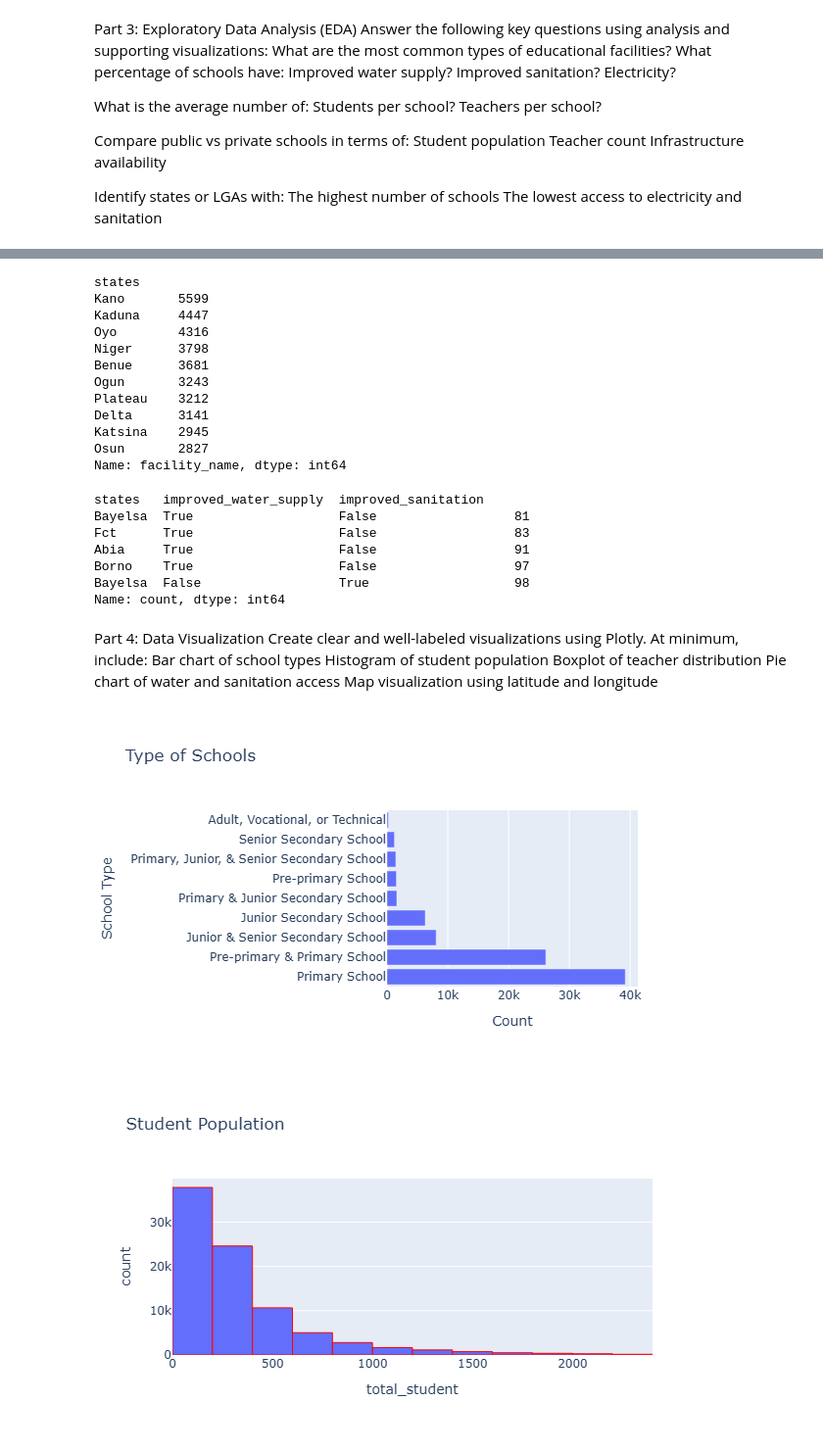
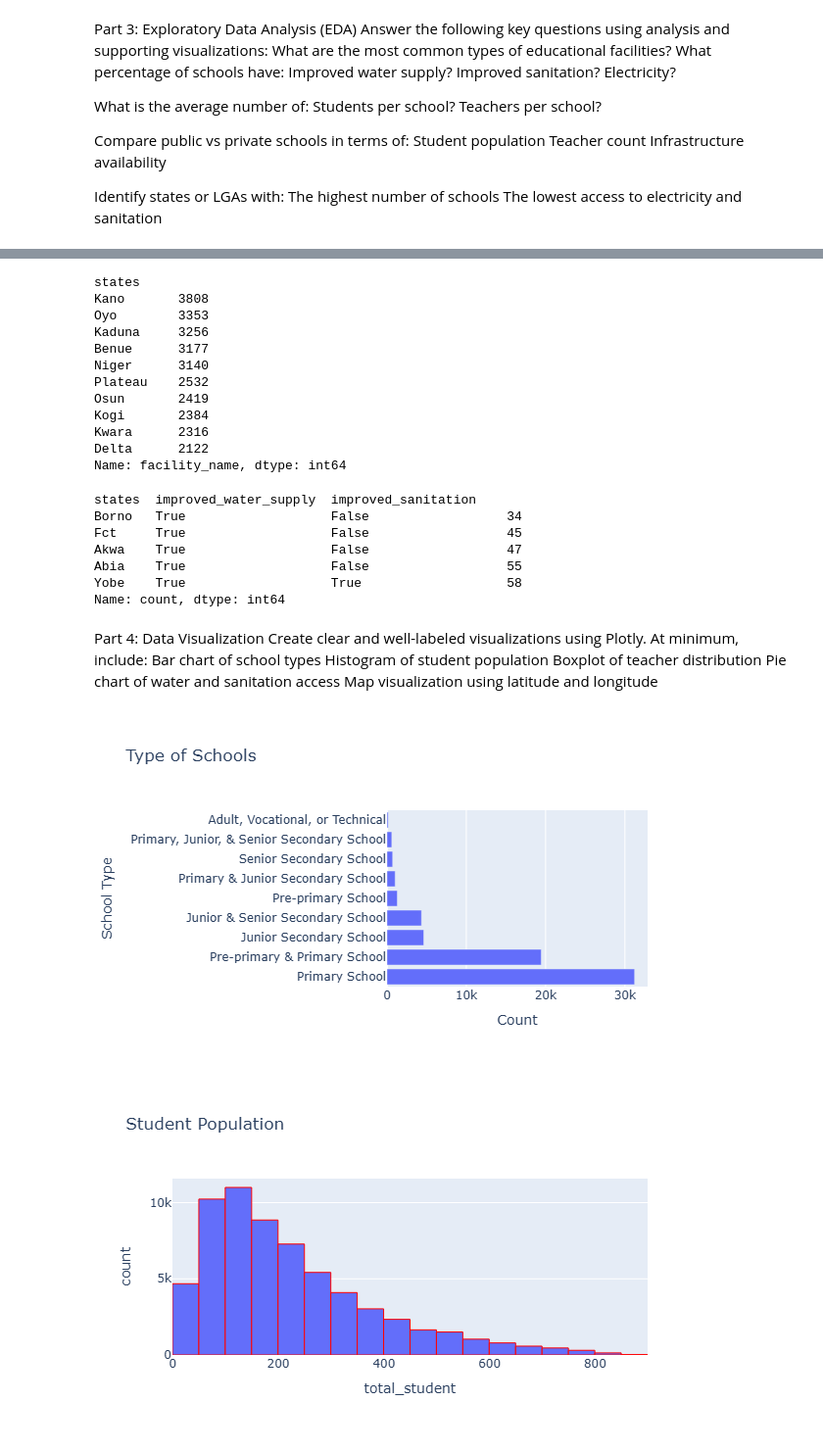
Before and after one commit to abeljosiah2022-max/educational-facilities-in-nigeria, a Jupyter notebook: educational_facilities_analysis.ipynb, the cells around one changed output, grey strips where cells are left out. Shown at 98% size. Saved outputs shown, nothing was run; the diff lists cells and outputs as text; code cells hidden in the pictures.

```diff
--- a/educational_facilities_analysis.ipynb
+++ b/educational_facilities_analysis.ipynb
@@ -387,0 +418,28 @@ df.head()
+# %%
+# Creating a new dataset while excluding outliers
+
+# numeric = ['NCE_teachers', 'full_time_teachers', 'total_student', 'total_classrooms', 'total_teachers', 'student_teacher_ratio', 'total_toilets', 'male_students', 'female_students', 'male_teachers', 'female_teachers']
+# lower_bound = Q1 - 1.5*IQR
+# upper_bound = Q3 + 1.5*IQR
+
+# new_df = df[
+#     (df[numeric] > lower_bound) & (df[numeric] < upper_bound)
+# ]
+
+# new_df
+
+
+# Calculate Q1, Q3, and IQR for all numeric columns
+Q1 = df.select_dtypes(include=["number"]).quantile(0.25)
+Q3 = df.select_dtypes(include=["number"]).quantile(0.75)
+IQR = Q3 - Q1
+
+lower_bound = Q1 - 1.5 * IQR
+upper_bound = Q3 + 1.5 * IQR
+
+# Keep rows where ALL numeric features fall within the bounds
+numeric_cols = df.select_dtypes(include=["number"]).columns
+condition = ((df[numeric_cols] >= lower_bound) & (df[numeric_cols] <= upper_bound)).all(axis=1)
+
+new_df = df[condition]
+new_df
@@ -483,30 +575,30 @@ Faith Based     12833.0
 Name: total_classrooms, dtype: float64
 # %%
 #Identify states with the highest number of schools
-df.groupby('states')['facility_name'].count().sort_values(ascending=False).head(10)
+new_df.groupby('states')['facility_name'].count().sort_values(ascending=False).head(10)
 # %% [output]
 states
-Kano       5599
-Kaduna     4447
-Oyo        4316
-Niger      3798
-Benue      3681
-Ogun       3243
-Plateau    3212
-Delta      3141
-Katsina    2945
-Osun       2827
+Kano       3808
+Oyo        3353
+Kaduna     3256
+Benue      3177
+Niger      3140
+Plateau    2532
+Osun       2419
+Kogi       2384
+Kwara      2316
+Delta      2122
 Name: facility_name, dtype: int64
 # %%
 #Identify states with the lowest access to electricity and sanitation
-df.groupby('states')[['improved_water_supply', 'improved_sanitation']].value_counts().sort_values(ascending=True).head()
+new_df.groupby('states')[['improved_water_supply', 'improved_sanitation']].value_counts().sort_values(ascending=True).head()
 # %% [output]
-states   improved_water_supply  improved_sanitation
-Bayelsa  True                   False                  81
-Fct      True                   False                  83
-Abia     True                   False                  91
-Borno    True                   False                  97
-Bayelsa  False                  True                   98
+states  improved_water_supply  improved_sanitation
+Borno   True                   False                  34
+Fct     True                   False                  45
+Akwa    True                   False                  47
+Abia    True                   False                  55
+Yobe    True                   True                   58
 Name: count, dtype: int64
 # %% [markdown]
 Part 4: Data Visualization
@@ -519,7 +611,7 @@ Create clear and well-labeled visualizations using Plotly. At minimum, include:
 # %%
 #Bar chart of school types
 
-school_bar = df.groupby('facility_type')['facility_name'].count().sort_values(ascending=False)
+school_bar = new_df.groupby('facility_type')['facility_name'].count().sort_values(ascending=False)
 fig1 = px.bar(
     x=school_bar.values,
     y=school_bar.index,
@@ -529,23 +621,23 @@ fig1 = px.bar(
 fig1.update_layout(xaxis_title='Count', yaxis_title='School Type')
 fig1.show()
 # %% [output]
-[figure, old version]
+[figure, new version]
 # %%
 #Histogram of student population
 
 fig2 = px.histogram(
-    df,
+    new_df,
     x='total_student',
     nbins=20,
     title='Student Population'
 )
 fig2.update_traces(
     marker_line_color='red',
     marker_line_width=1
 )
 fig2.show()
 # %% [output]
-[figure, old version]
+[figure, new version]
 # %%
 #Boxplot of teacher distribution
 
```
Also changed, not shown: parts of 17 cells of this notebook, 2 other files.
